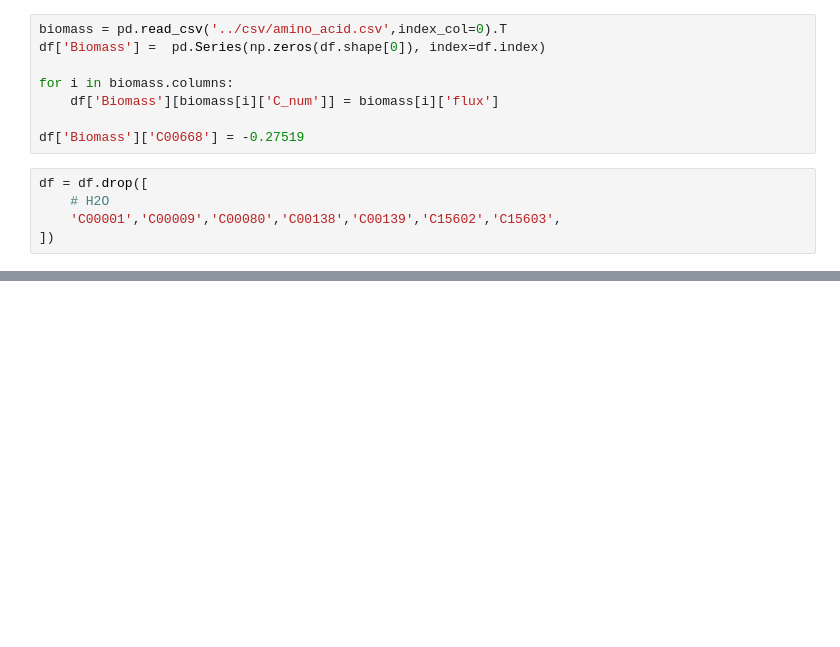
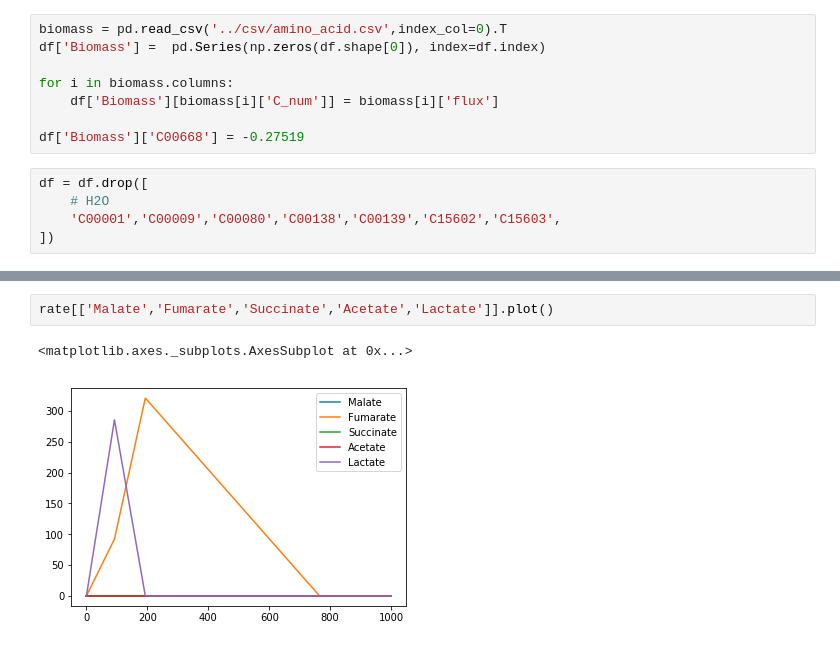
Before and after one commit to inoue0426/Cancer_cell_modeling_using_FBA, a Jupyter notebook: code/Oxygen Rate Test.ipynb, the cells around one changed output, grey strips where cells are left out. Cells and saved outputs as stored; diff of their text form; blank space fills up the shorter version.

```diff
--- a/code/Oxygen Rate Test.ipynb
+++ b/code/Oxygen Rate Test.ipynb
@@ -198,0 +181,5 @@ print(rate['Oxygen'][450])
+# %%
+rate[['Malate','Fumarate','Succinate','Acetate','Lactate']].plot()
+# %% [output]
+<matplotlib.axes._subplots.AxesSubplot at 0x...>
+[figure, added]
```
Also changed, not shown: parts of 6 cells of this notebook, 2 other files.
